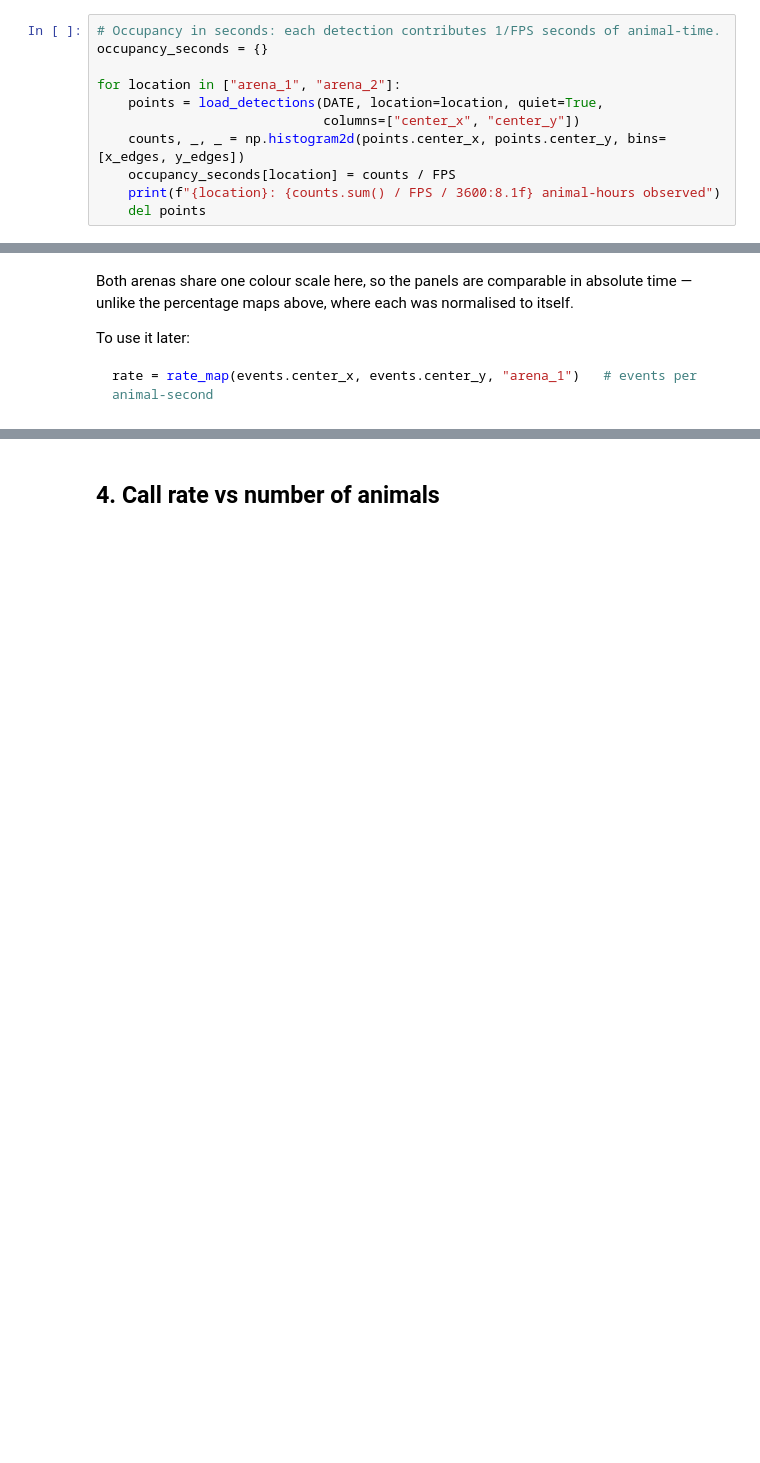
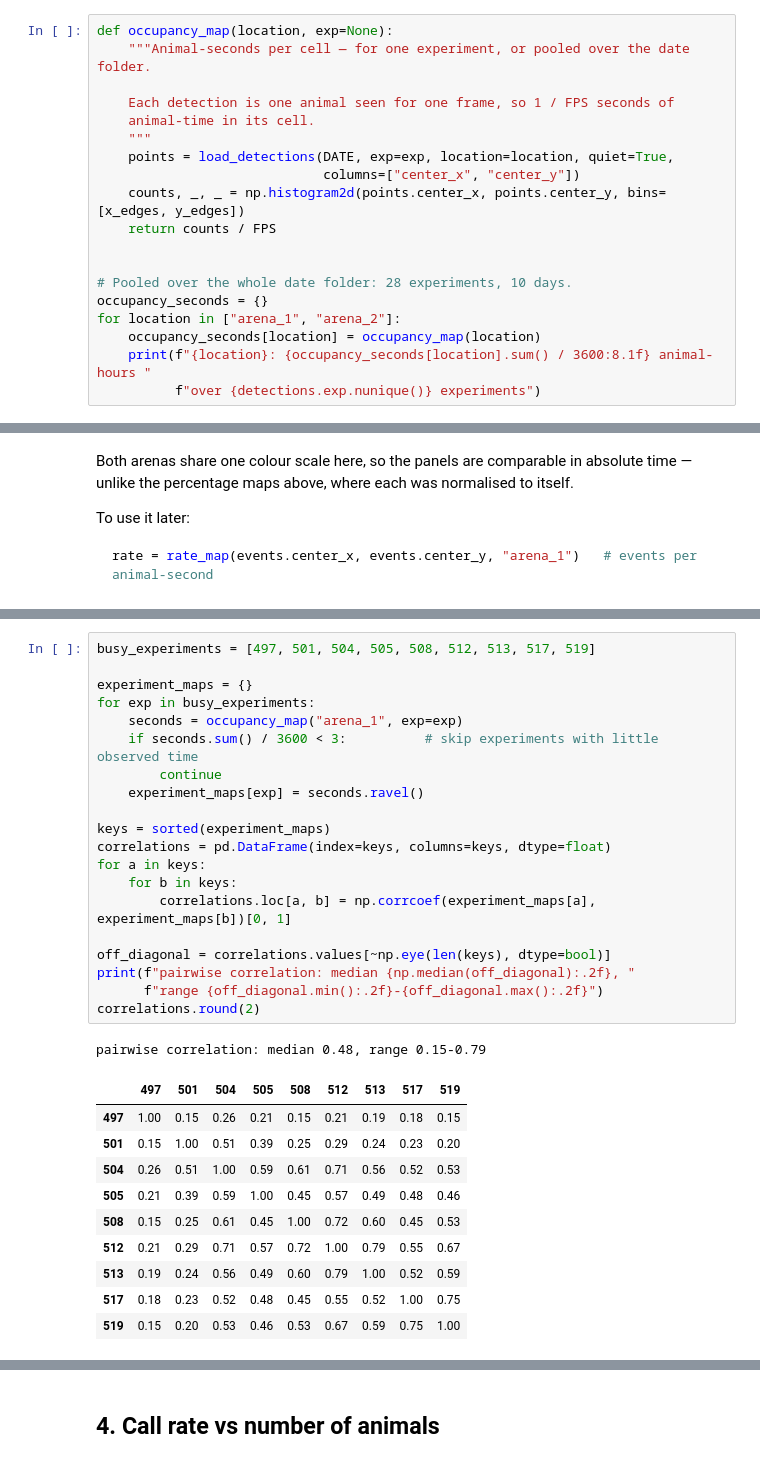
Before and after one commit to GilyGinosar/gerbil_vocalization_analysis, a Jupyter notebook: notebooks/explore_tracking.ipynb, the cells around one changed output, grey strips where cells are left out. Saved outputs shown, nothing was run; the diff lists cells and outputs as text; blank space fills up the shorter version.

```diff
--- a/notebooks/explore_tracking.ipynb
+++ b/notebooks/explore_tracking.ipynb
@@ -248,14 +248,22 @@ Two things to keep straight:
 - Cells observed for only a moment give wild rates when you divide by them, so `rate_map` blanks any
   cell below `MIN_OCCUPANCY_SECONDS`.
 # %%
-# Occupancy in seconds: each detection contributes 1/FPS seconds of animal-time.
-occupancy_seconds = {}
+def occupancy_map(location, exp=None):
+    """Animal-seconds per cell — for one experiment, or pooled over the date folder.
 
-for location in ["arena_1", "arena_2"]:
-    points = load_detections(DATE, location=location, quiet=True,
+    Each detection is one animal seen for one frame, so 1 / FPS seconds of
+    animal-time in its cell.
+    """
+    points = load_detections(DATE, exp=exp, location=location, quiet=True,
                              columns=["center_x", "center_y"])
     counts, _, _ = np.histogram2d(points.center_x, points.center_y, bins=[x_edges, y_edges])
-    occupancy_seconds[location] = counts / FPS
-    print(f"{location}: {counts.sum() / FPS / 3600:8.1f} animal-hours observed")
-    del points
+    return counts / FPS
+
+
+# Pooled over the whole date folder: 28 experiments, 10 days.
+occupancy_seconds = {}
+for location in ["arena_1", "arena_2"]:
+    occupancy_seconds[location] = occupancy_map(location)
+    print(f"{location}: {occupancy_seconds[location].sum() / 3600:8.1f} animal-hours "
+          f"over {detections.exp.nunique()} experiments")
 # %% [output]
@@ -329,0 +347,32 @@ rate = rate_map(events.center_x, events.center_y, "arena_1")   # events per anim
+# %%
+busy_experiments = [497, 501, 504, 505, 508, 512, 513, 517, 519]
+
+experiment_maps = {}
+for exp in busy_experiments:
+    seconds = occupancy_map("arena_1", exp=exp)
+    if seconds.sum() / 3600 < 3:          # skip experiments with little observed time
+        continue
+    experiment_maps[exp] = seconds.ravel()
+
+keys = sorted(experiment_maps)
+correlations = pd.DataFrame(index=keys, columns=keys, dtype=float)
+for a in keys:
+    for b in keys:
+        correlations.loc[a, b] = np.corrcoef(experiment_maps[a], experiment_maps[b])[0, 1]
+
+off_diagonal = correlations.values[~np.eye(len(keys), dtype=bool)]
+print(f"pairwise correlation: median {np.median(off_diagonal):.2f}, "
+      f"range {off_diagonal.min():.2f}-{off_diagonal.max():.2f}")
+correlations.round(2)
+# %% [output]
+pairwise correlation: median 0.48, range 0.15-0.79
+|  | 497 | 501 | 504 | 505 | 508 | 512 | 513 | 517 | 519 |
+| 497 | 1.00 | 0.15 | 0.26 | 0.21 | 0.15 | 0.21 | 0.19 | 0.18 | 0.15 |
+| 501 | 0.15 | 1.00 | 0.51 | 0.39 | 0.25 | 0.29 | 0.24 | 0.23 | 0.20 |
+| 504 | 0.26 | 0.51 | 1.00 | 0.59 | 0.61 | 0.71 | 0.56 | 0.52 | 0.53 |
+| 505 | 0.21 | 0.39 | 0.59 | 1.00 | 0.45 | 0.57 | 0.49 | 0.48 | 0.46 |
+| 508 | 0.15 | 0.25 | 0.61 | 0.45 | 1.00 | 0.72 | 0.60 | 0.45 | 0.53 |
+| 512 | 0.21 | 0.29 | 0.71 | 0.57 | 0.72 | 1.00 | 0.79 | 0.55 | 0.67 |
+| 513 | 0.19 | 0.24 | 0.56 | 0.49 | 0.60 | 0.79 | 1.00 | 0.52 | 0.59 |
+| 517 | 0.18 | 0.23 | 0.52 | 0.48 | 0.45 | 0.55 | 0.52 | 1.00 | 0.75 |
+| 519 | 0.15 | 0.20 | 0.53 | 0.46 | 0.53 | 0.67 | 0.59 | 0.75 | 1.00 |
```
Also changed, not shown: parts of 4 cells of this notebook.
